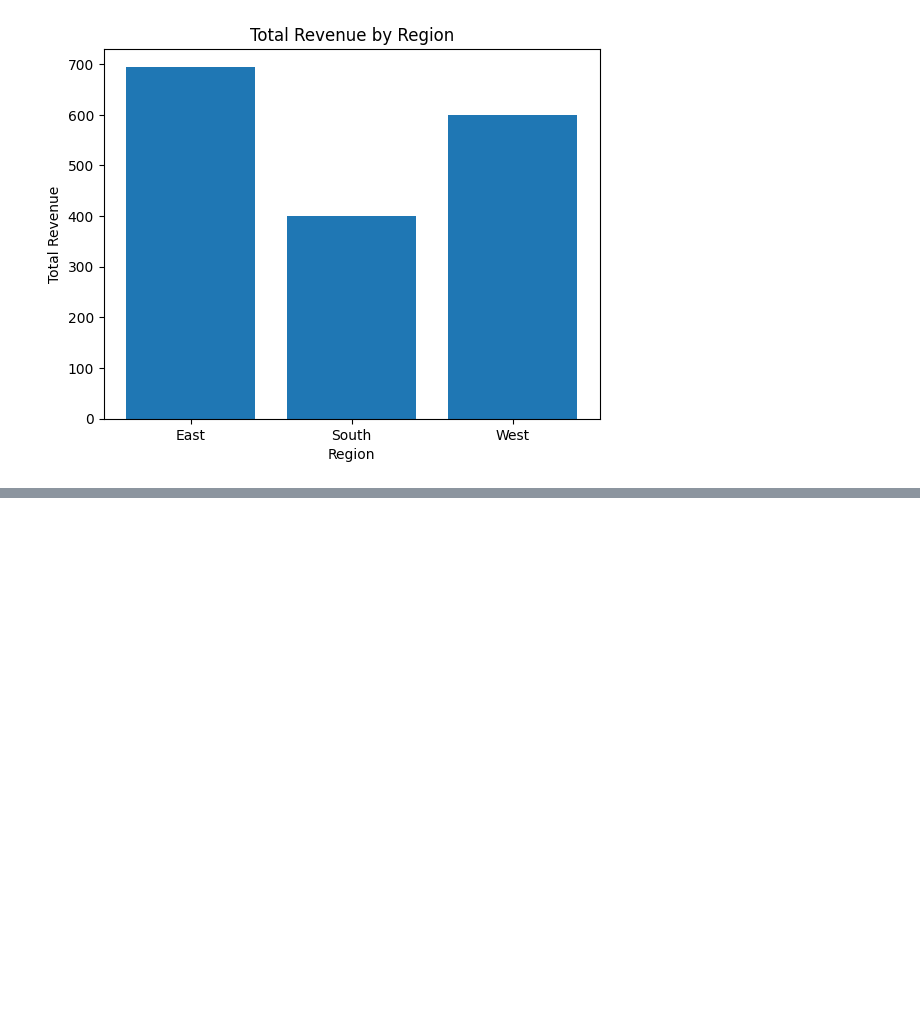
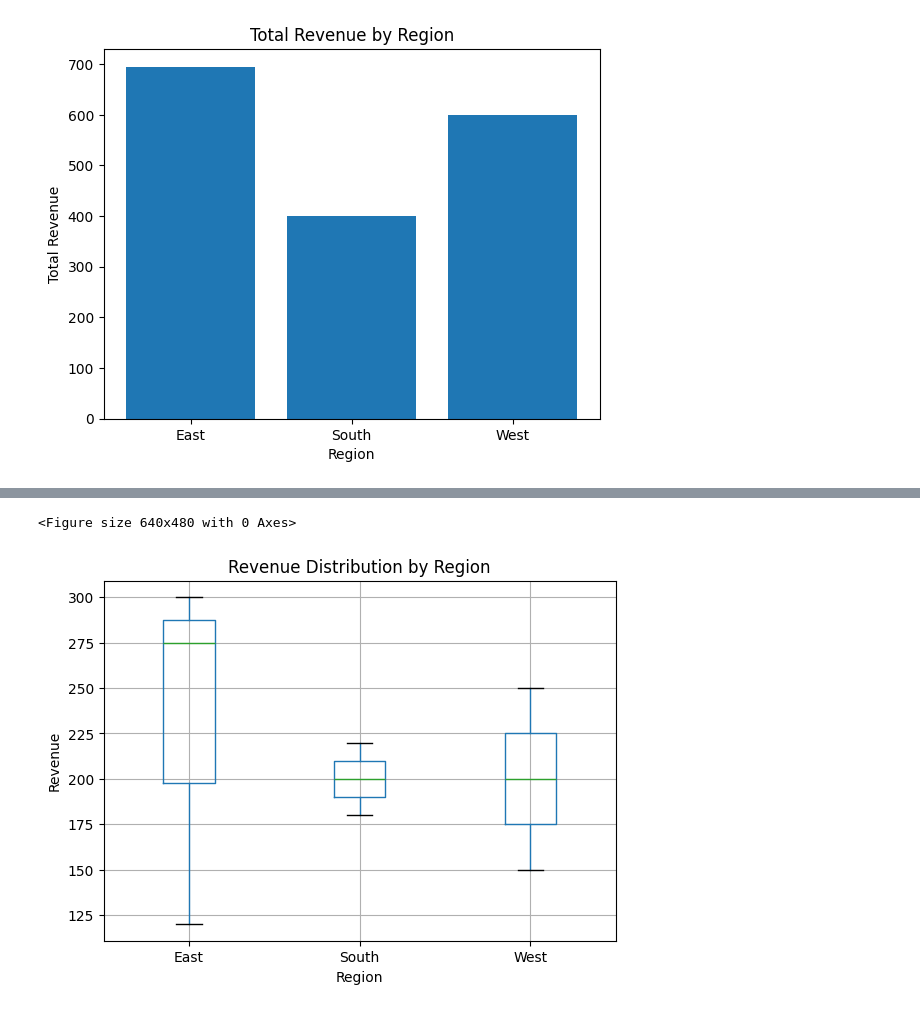
Before and after one commit to JoshPatNava/Visualizations, a Jupyter notebook: visuals.ipynb, the cells around one changed output, grey strips where cells are left out. Saved outputs shown, nothing was run; the diff lists cells and outputs as text; code cells hidden in the pictures; blank space fills up the shorter version.

```diff
--- a/visuals.ipynb
+++ b/visuals.ipynb
@@ -57,0 +85,15 @@ plt.show()
+# %%
+# Creating a box plot(Compare distributions, medians, and outliers)
+
+# How does revenue vary by region
+
+plt.figure()
+data.boxplot(column="revenue", by="region")
+plt.xlabel("Region")
+plt.ylabel("Revenue")
+plt.title("Revenue Distribution by Region")
+plt.suptitle("")  # removes automatic subtitle
+plt.show()
+# %% [output]
+<Figure size 640x480 with 0 Axes>
+[figure, added]
```
Also changed, not shown: parts of 2 cells of this notebook, 1 other file.
